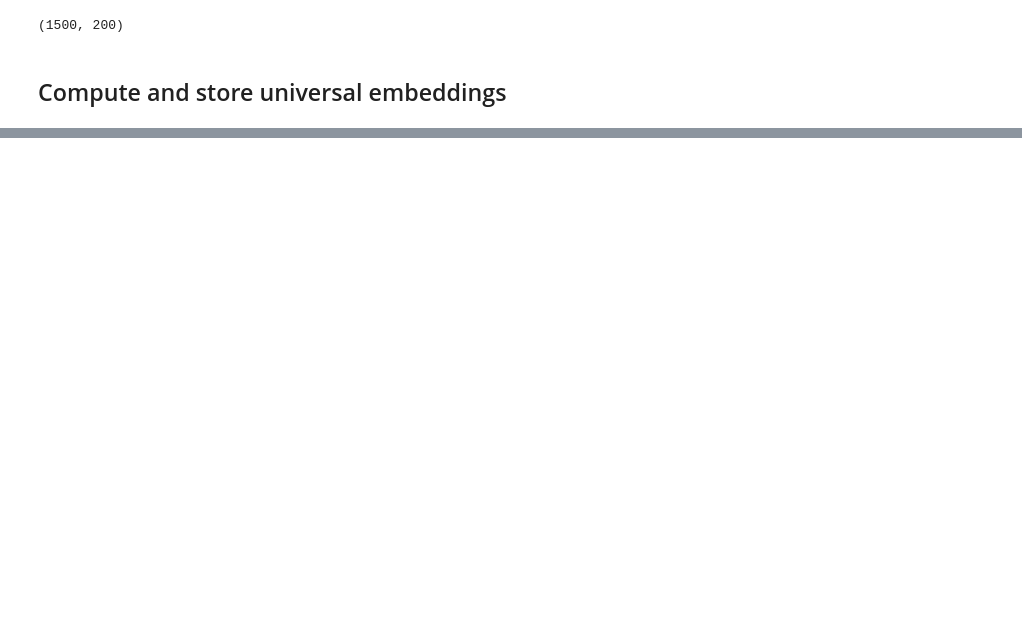
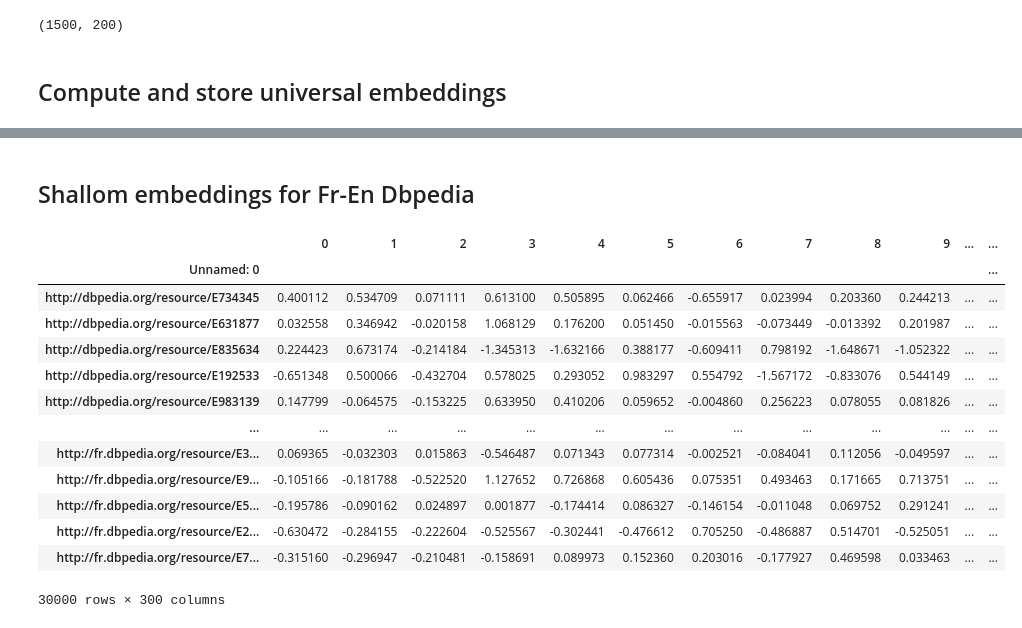
Before and after one commit to dice-group/Universal_Embeddings, a Jupyter notebook: Embedding_Alignment.ipynb, the cells around one changed output, grey strips where cells are left out. Cells and saved outputs as stored; diff of their text form; code cells hidden in the pictures; blank space fills up the shorter version.

```diff
--- a/Embedding_Alignment.ipynb
+++ b/Embedding_Alignment.ipynb
@@ -427,3 +434,5 @@ gc.collect()
 Universal_Emb = np.concatenate([A_neg_S@R, B_neg_T, S], axis=0)
 # %%
 np.save('Fr_En_Dbpedia/Universal_Emb.npy', Universal_Emb)
+# %% [markdown]
+## Shallom embeddings for Fr-En Dbpedia
@@ -429,0 +445,3 @@ np.save('Fr_En_Dbpedia/Universal_Emb.npy', Universal_Emb)
+# %%
+Fr_shallom_embs = pd.read_csv('Shallom_EN_FR_15K_V2/Shallom_entity_embeddings.csv').set_index('Unnamed: 0')
+En_shallom_embs = pd.read_csv('Shallom_EN_FR_15K_V1/Shallom_entity_embeddings.csv').set_index('Unnamed: 0')
@@ -429,0 +451,17 @@ np.save('Fr_En_Dbpedia/Universal_Emb.npy', Universal_Emb)
+# %%
+Fr_shallom_embs
+# %% [output]
+|  | 0 | 1 | 2 | 3 | 4 | 5 | 6 | 7 | 8 | 9 | ... | ... |
+| Unnamed: 0 |  |  |  |  |  |  |  |  |  |  |  | ... |
+| http://dbpedia.org/resource/E734345 | 0.400112 | 0.534709 | 0.071111 | 0.613100 | 0.505895 | 0.062466 | -0.655917 | 0.023994 | 0.203360 | 0.244213 | ... | ... |
+| http://dbpedia.org/resource/E631877 | 0.032558 | 0.346942 | -0.020158 | 1.068129 | 0.176200 | 0.051450 | -0.015563 | -0.073449 | -0.013392 | 0.201987 | ... | ... |
+| http://dbpedia.org/resource/E835634 | 0.224423 | 0.673174 | -0.214184 | -1.345313 | -1.632166 | 0.388177 | -0.609411 | 0.798192 | -1.648671 | -1.052322 | ... | ... |
+| http://dbpedia.org/resource/E192533 | -0.651348 | 0.500066 | -0.432704 | 0.578025 | 0.293052 | 0.983297 | 0.554792 | -1.567172 | -0.833076 | 0.544149 | ... | ... |
+| http://dbpedia.org/resource/E983139 | 0.147799 | -0.064575 | -0.153225 | 0.633950 | 0.410206 | 0.059652 | -0.004860 | 0.256223 | 0.078055 | 0.081826 | ... | ... |
+| ... | ... | ... | ... | ... | ... | ... | ... | ... | ... | ... | ... | ... |
+| http://fr.dbpedia.org/resource/E3... | 0.069365 | -0.032303 | 0.015863 | -0.546487 | 0.071343 | 0.077314 | -0.002521 | -0.084041 | 0.112056 | -0.049597 | ... | ... |
+| http://fr.dbpedia.org/resource/E9... | -0.105166 | -0.181788 | -0.522520 | 1.127652 | 0.726868 | 0.605436 | 0.075351 | 0.493463 | 0.171665 | 0.713751 | ... | ... |
+| http://fr.dbpedia.org/resource/E5... | -0.195786 | -0.090162 | 0.024897 | 0.001877 | -0.174414 | 0.086327 | -0.146154 | -0.011048 | 0.069752 | 0.291241 | ... | ... |
+| http://fr.dbpedia.org/resource/E2... | -0.630472 | -0.284155 | -0.222604 | -0.525567 | -0.302441 | -0.476612 | 0.705250 | -0.486887 | 0.514701 | -0.525051 | ... | ... |
+| http://fr.dbpedia.org/resource/E7... | -0.315160 | -0.296947 | -0.210481 | -0.158691 | 0.089973 | 0.152360 | 0.203016 | -0.177927 | 0.469598 | 0.033463 | ... | ... |
+30000 rows × 300 columns
```
Also changed, not shown: parts of 36 cells of this notebook.
